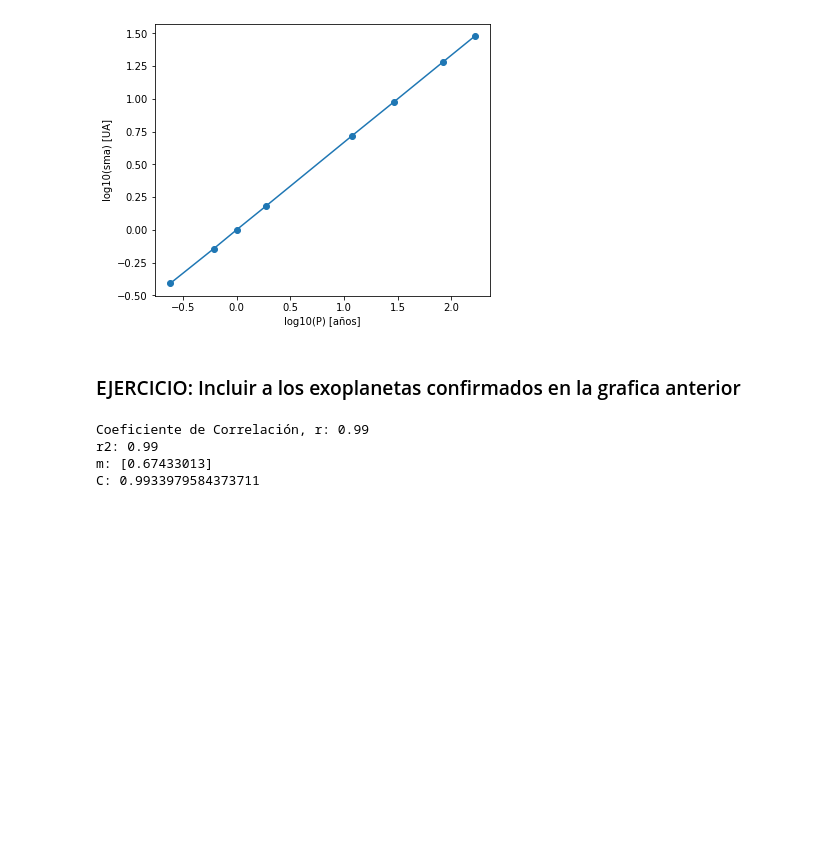
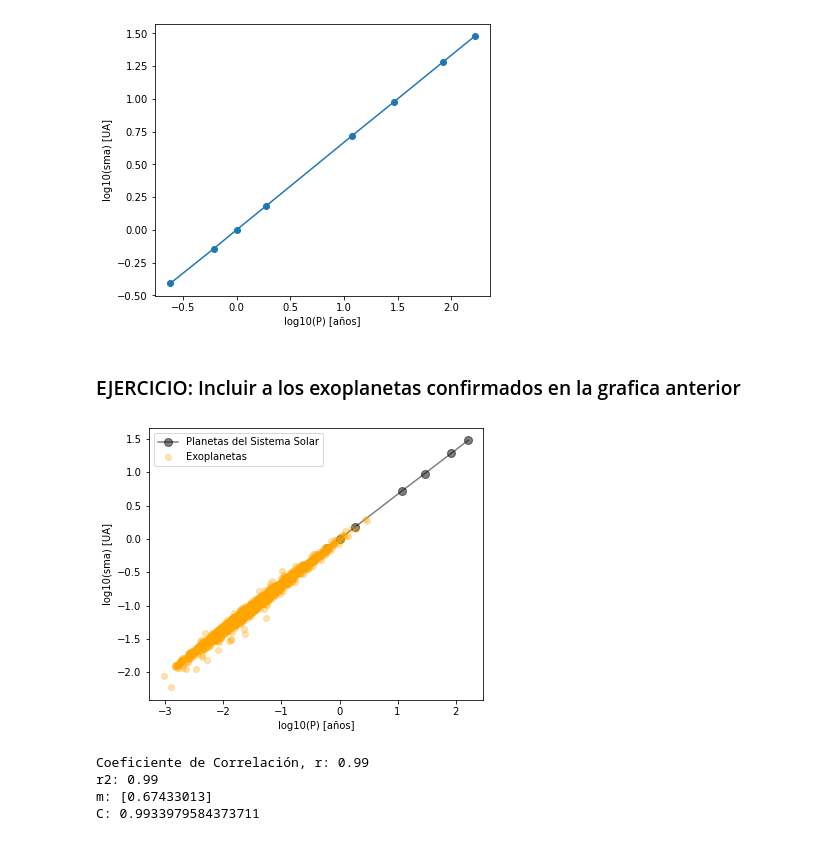
Before and after one commit to alrakomala/BeePy, a Jupyter notebook: exoplanetas.ipynb, the cells around one changed output. Cells and saved outputs as stored; diff of their text form; code cells hidden in the pictures; blank space fills up the shorter version.

```diff
--- a/exoplanetas.ipynb
+++ b/exoplanetas.ipynb
@@ -443,6 +468,18 @@ plt.ylabel('log10(sma) [UA]');
 [figure]
 # %% [markdown]
 ### EJERCICIO: Incluir a los exoplanetas confirmados en la grafica anterior
+# %%
+xp_t = np.log10(confirmados['periodo']/365)
+yp_t = np.log10(confirmados['semi-eje-mayor'])
+
+plt.figure(figsize=(6, 5))
+plt.plot(x_t, y_t, 'o-', ms=8, alpha=0.5, color='k', label = 'Planetas del Sistema Solar')
+plt.plot(xp_t, yp_t, 'o', color = 'orange', alpha=0.3, label = 'Exoplanetas')
+plt.xlabel('log10(P) [años]')
+plt.ylabel('log10(sma) [UA]')
+plt.legend();
+# %% [output]
+[figure, added]
 # %%
 modelo_regresion_simple = LinearRegression()
 xp_t = np.array(xp_t).reshape(-1, 1)
```
Also changed, not shown: parts of 4 cells of this notebook.
